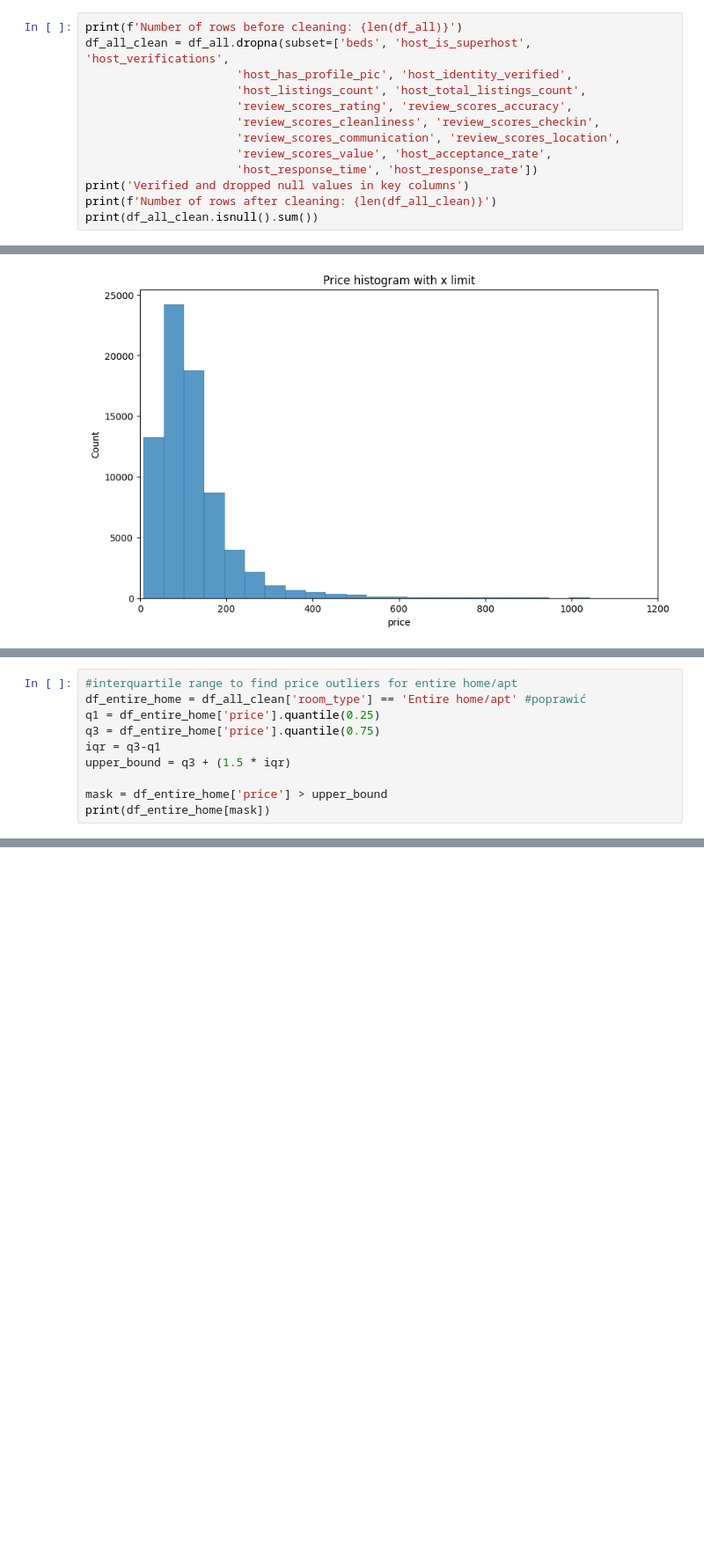
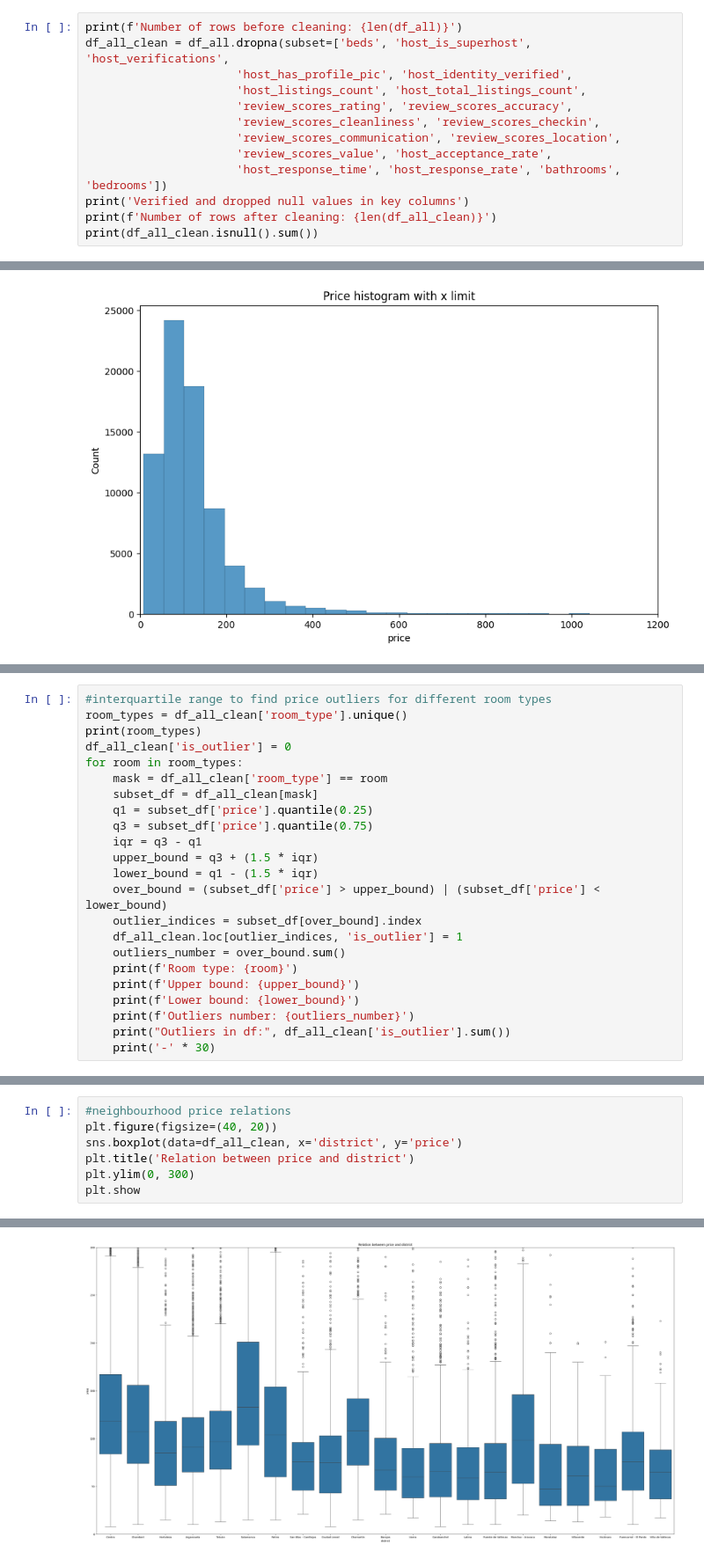
Before and after one commit to Baja23/airbnb-madrid-analysis, a Jupyter notebook: notebooks/basic_eda.ipynb, the cells around one changed output, grey strips where cells are left out. Shown at 88% size. Drawn from its saved outputs; the diff is of its cells as text; blank space fills up the shorter version.

```diff
--- a/notebooks/basic_eda.ipynb
+++ b/notebooks/basic_eda.ipynb
@@ -85,7 +85,7 @@ df_all_clean = df_all.dropna(subset=['beds', 'host_is_superhost', 'host_verifica
                       'review_scores_cleanliness', 'review_scores_checkin',
                       'review_scores_communication', 'review_scores_location',
                       'review_scores_value', 'host_acceptance_rate',
-                      'host_response_time', 'host_response_rate'])
+                      'host_response_time', 'host_response_rate', 'bathrooms', 'bedrooms'])
 print('Verified and dropped null values in key columns')
 print(f'Number of rows after cleaning: {len(df_all_clean)}')
 print(df_all_clean.isnull().sum())
@@ -156,11 +156,24 @@ plt.show
 # %%
-#interquartile range to find price outliers for entire home/apt
-df_entire_home = df_all_clean['room_type'] == 'Entire home/apt' #poprawić
-q1 = df_entire_home['price'].quantile(0.25)
-q3 = df_entire_home['price'].quantile(0.75)
-iqr = q3-q1
-upper_bound = q3 + (1.5 * iqr)
-
-mask = df_entire_home['price'] > upper_bound
-print(df_entire_home[mask])
+#interquartile range to find price outliers for different room types
+room_types = df_all_clean['room_type'].unique()
+print(room_types)
+df_all_clean['is_outlier'] = 0
+for room in room_types:
+    mask = df_all_clean['room_type'] == room
+    subset_df = df_all_clean[mask]
+    q1 = subset_df['price'].quantile(0.25)
+    q3 = subset_df['price'].quantile(0.75)
+    iqr = q3 - q1
+    upper_bound = q3 + (1.5 * iqr)
+    lower_bound = q1 - (1.5 * iqr)
+    over_bound = (subset_df['price'] > upper_bound) | (subset_df['price'] < lower_bound)
+    outlier_indices = subset_df[over_bound].index
+    df_all_clean.loc[outlier_indices, 'is_outlier'] = 1
+    outliers_number = over_bound.sum()
+    print(f'Room type: {room}')
+    print(f'Upper bound: {upper_bound}')
+    print(f'Lower bound: {lower_bound}')
+    print(f'Outliers number: {outliers_number}')
+    print("Outliers in df:", df_all_clean['is_outlier'].sum())
+    print('-' * 30)
 # %% [output]
@@ -167,0 +202,8 @@ KeyError: 'price'
+# %%
+#neighbourhood price relations
+plt.figure(figsize=(40, 20))
+sns.boxplot(data=df_all_clean, x='district', y='price')
+plt.title('Relation between price and district')
+plt.ylim(0, 300)
+plt.show
+# %% [output]
@@ -167,0 +211 @@ KeyError: 'price'
+[figure, added]
```
Also changed, not shown: parts of 23 cells of this notebook, 2 other files.
